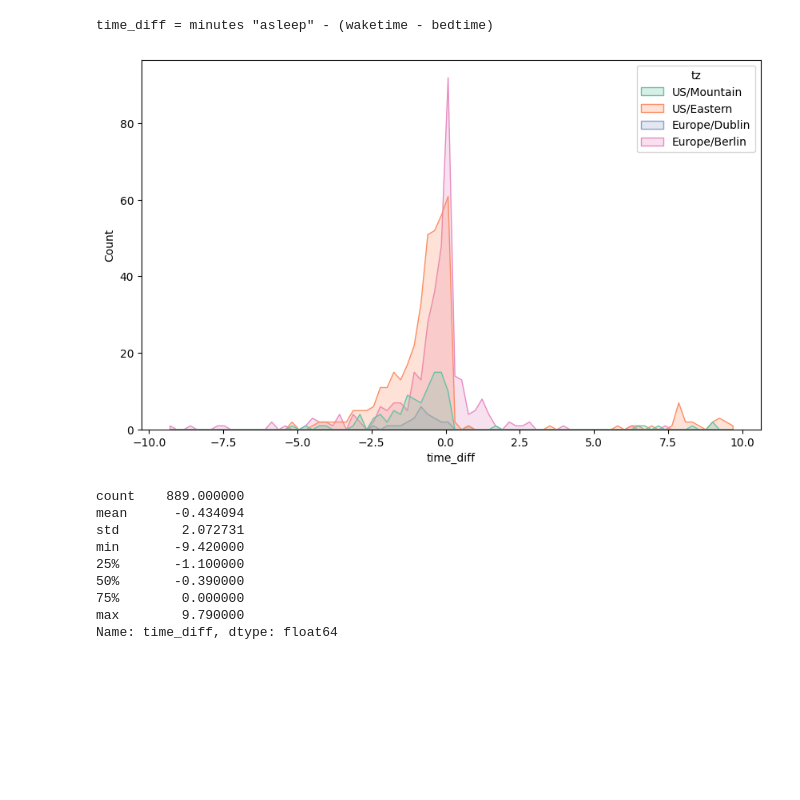
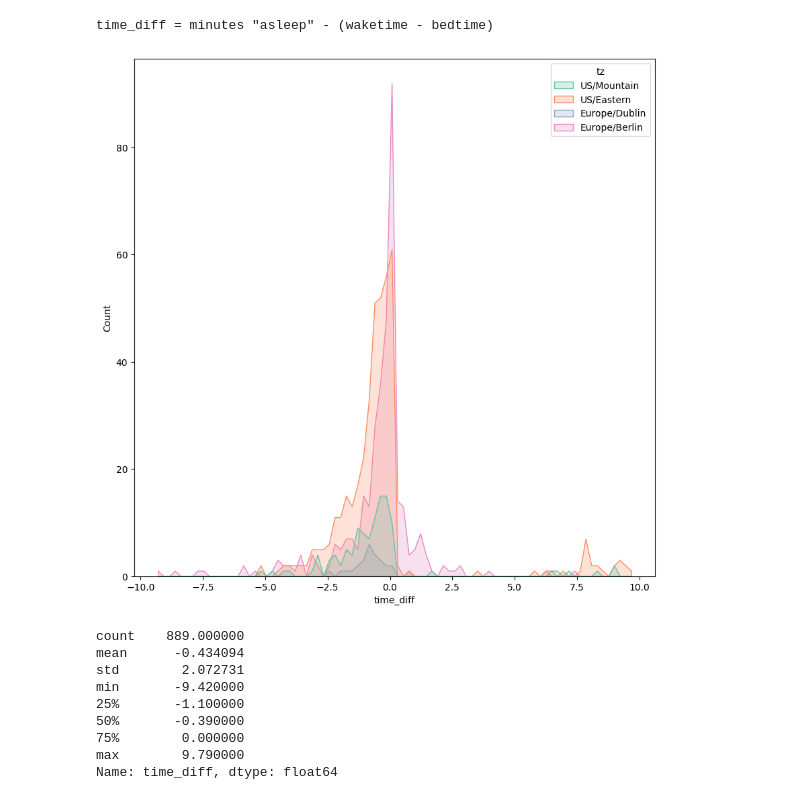
Before and after one commit to emilycardwell/sleep-study, a Jupyter notebook: sleep.ipynb, the cells around one changed output. Saved outputs shown, nothing was run; the diff lists cells and outputs as text; code cells hidden in the pictures; blank space fills up the shorter version.

```diff
--- a/sleep.ipynb
+++ b/sleep.ipynb
@@ -204,9 +204,9 @@ tz_df['date_cats'] = cat_df['date_cats']
 tz_df['asleep'] = cat_df['asleep']
 # %%
 tdax = sns.histplot(data=cat_df, x='time_diff', element='poly', hue='tz', palette='Set2')
-tdax.figure.set_size_inches(10, 6)
+tdax.figure.set_size_inches(10, 10)
 # %% [output]
-[figure, old version]
+[figure, new version]
 # %%
 cat_df['time_diff'].describe()
 # %% [output]
```
Also changed, not shown: 3 other files.
